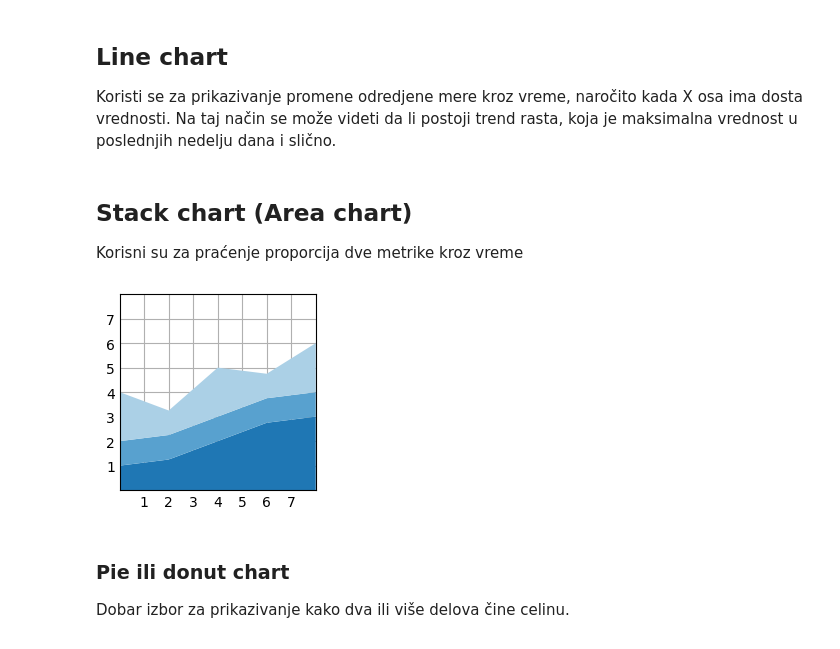
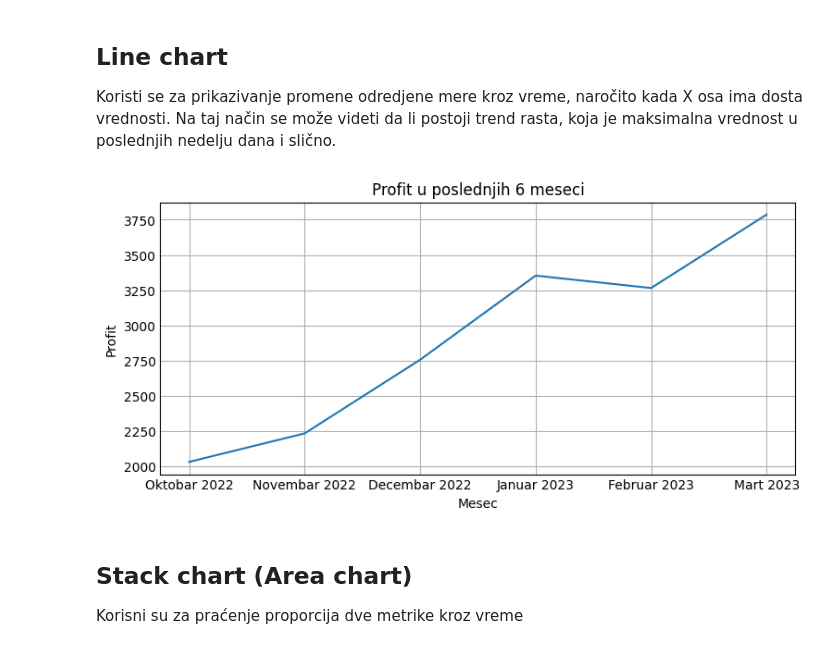
Before and after one commit to TLazarevic/data-analysis-lab, a Jupyter notebook: matplotlib.ipynb, the cells around one changed output. Saved outputs shown, nothing was run; the diff lists cells and outputs as text; code cells hidden in the pictures.

```diff
--- a/matplotlib.ipynb
+++ b/matplotlib.ipynb
@@ -107,32 +105,24 @@ plt.show()
 
 Koristi se za prikazivanje promene odredjene mere kroz vreme, naročito kada X osa ima dosta vrednosti.
 Na taj način se može videti da li postoji trend rasta, koja je maksimalna vrednost u poslednjih nedelju dana i slično.
+# %%
+# napravi podatke:
+x = ['Oktobar 2022', 'Novembar 2022', 'Decembar 2022', 'Januar 2023', 'Februar 2023', 'Mart 2023']
+y = [2031, 2233, 2756, 3353, 3265, 3786]
+
+# iscrtaj:
+fig, ax = plt.subplots(figsize=(7,3))
+
+ax.plot(x, y)
+
+ax.set_xlabel("Mesec")
+ax.set_ylabel("Profit")
+ax.set_title("Profit u poslednjih 6 meseci")
+
+plt.show()
+# %% [output]
+[figure, added]
 # %% [markdown]
 ## Stack chart (Area chart)
 
 Korisni su za praćenje proporcija dve metrike kroz vreme
-# %%
-plt.style.use('_mpl-gallery')
-
-# napravi podatke:
-x = np.arange(0, 10, 2)
-ay = [1, 1.25, 2, 2.75, 3]
-by = [1, 1, 1, 1, 1]
-cy = [2, 1, 2, 1, 2]
-y = np.vstack([ay, by, cy])
-
-# iscrtaj
-fig, ax = plt.subplots()
-
-ax.stackplot(x, y)
-
-ax.set(xlim=(0, 8), xticks=np.arange(1, 8),
-       ylim=(0, 8), yticks=np.arange(1, 8))
-
-plt.show()
-# %% [output]
-[figure, removed]
-# %% [markdown]
-### Pie ili donut chart
-
-Dobar izbor za prikazivanje kako dva ili više delova čine celinu.
```
Also changed, not shown: parts of 14 cells of this notebook.
